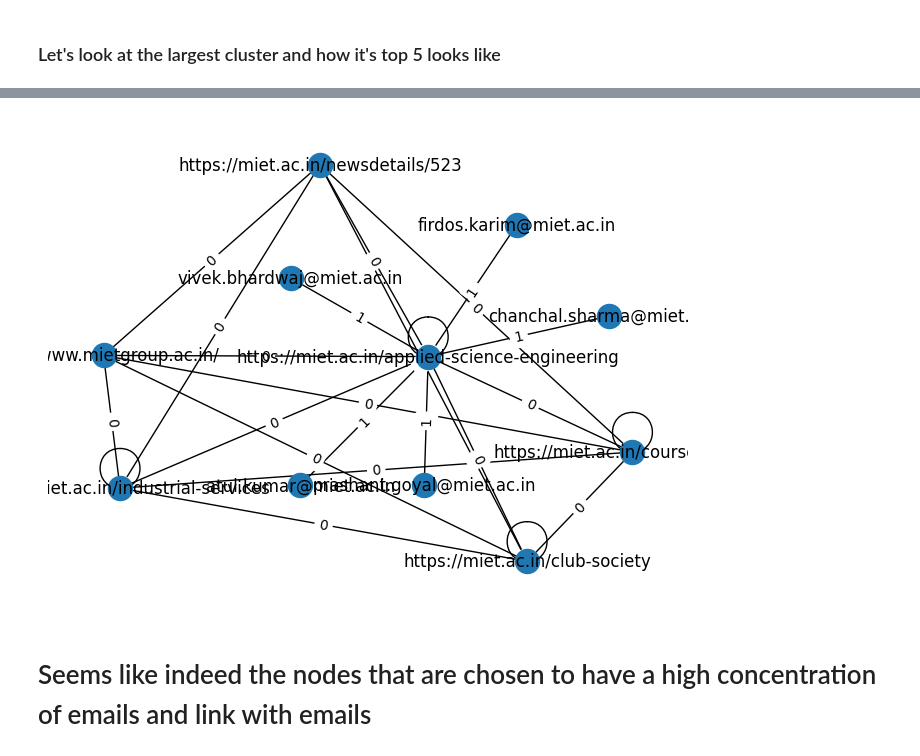
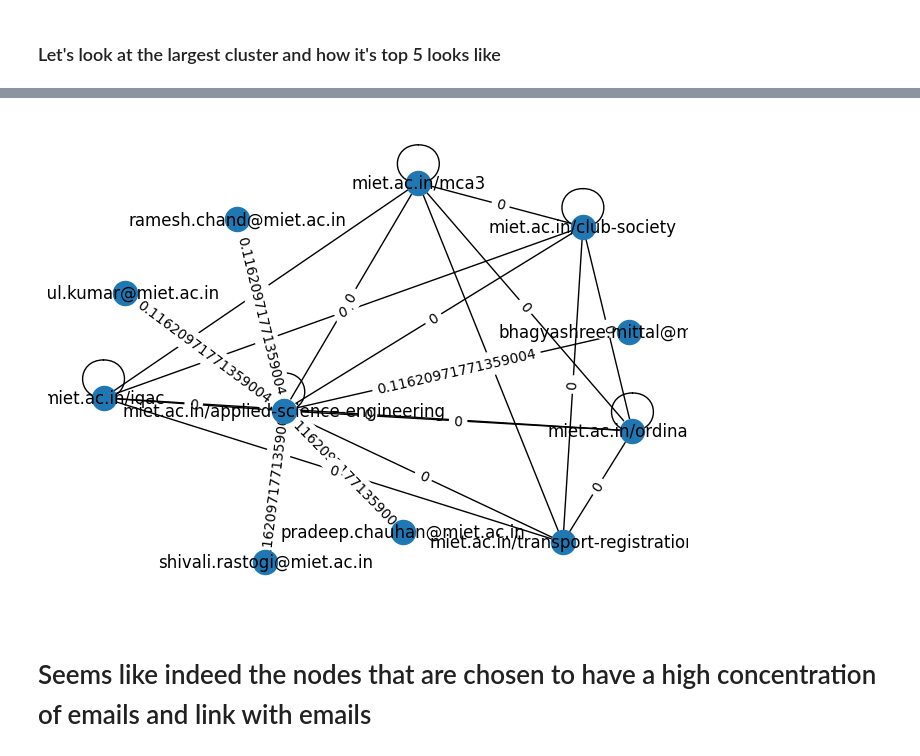
Before and after one commit to BIGdeadLock/Graph-Crawler, a Jupyter notebook: notebooks/EDA.ipynb, the cells around one changed output, grey strips where cells are left out. Cells and saved outputs as stored; diff of their text form; code cells hidden in the pictures.

Commit message:
fix notebook and save graph functionality

```diff
--- a/notebooks/EDA.ipynb
+++ b/notebooks/EDA.ipynb
@@ -117,7 +180,0 @@ url_nodes
-# %%
-domain_nodes = set()
-for node, data in G.nodes(data=True):
-    if data:
-        domain_nodes.add(data['domain'])
-
-print(f"Number of nodes: {len(domain_nodes)}")
@@ -143,0 +209,12 @@ domain_nodes
+# %%
+# Lets look at the different emails number between the dominant URLs and non-dominant URLs
+top_5 = tfidf_df.T.sum().sort_values(ascending=False).head(5).index.tolist()
+bottom_5 = tfidf_df.T.sum().sort_values(ascending=True).head(5).index.tolist()
+
+for node in top_5:
+    neighbors = [n for n in G.neighbors(node) if G.nodes[n]['type'] == "email"]
+    print(f"Dominant URL: {node}, Number of emails in the URL: {len(neighbors)}")
+
+for node in bottom_5:
+    neighbors = [n for n in G.neighbors(node) if G.nodes[n]['type'] == "email"]
+    print(f"Lame URL: {node}, Number of emails in the URL: {len(neighbors)}")
@@ -150,11 +236,10 @@ domain_nodes
 # %%
 nodes_for_each_domain = {}
 
+# Create cluster of URL in each domain
 for node, data in G.nodes(data=True):
-    if not data:
-        data['domain'] = node
-
-    nodes_for_each_domain.setdefault(data['domain'], set()).add(node)
+    if data['type'] == 'url':
+        nodes_for_each_domain.setdefault(data['domain'], set()).add(node)
 
 
 
@@ -346,7 +423,7 @@ max(dict((d,len(v)) for d,v in nodes_for_each_domain.items()).items(), key=lambd
 ### Let's look at the largest cluster and how it's top 5 looks like
 # %%
 # Remove email nodes
-valid_nodes = [n for n in eigen_per_domain['miet.ac.in'] if "@" not in n[0]]
+valid_nodes = [n for n in pagerank_per_domain['miet.ac.in'] if "@" not in n[0]]
 # Find the top 5 in the cluster
 top_5 = valid_nodes[:5]
 top_5
@@ -367,16 +444,16 @@ print(neighbors[0])
 # %%
 # Take random so that the graph will be seen
-emails, urls = [n for n in neighbors[0] if 'type' in G.nodes[n] and G.nodes[n]['type'] == 'email'], [n for n in neighbors[0] if 'type' in G.nodes[n] and G.nodes[n]['type'] == 'links']
+emails, urls = [n for n in neighbors[0] if 'type' in G.nodes[n] and G.nodes[n]['type'] == 'email'], [n for n in neighbors[0] if 'type' in G.nodes[n] and G.nodes[n]['type'] == 'url']
 sample = [top_nodes[0]] + random.sample(emails, 5) + random.sample(urls, 5)
 sub = G.subgraph(sample)
 
 
 pos = nx.spring_layout(sub, k=1)
 nx.draw(sub, pos, with_labels=True)
 labels = nx.get_edge_attributes(sub, 'weight')
 nx.draw_networkx_edge_labels(sub, pos, edge_labels={(u, v): d['weight'] for u, v, d in sub.edges(data=True)})
 plt.show()
 # %% [output]
-[figure, old version]
+[figure, new version]
 # %% [markdown]
 # Seems like indeed the nodes that are chosen to have a high concentration of emails and link with emails
```
Also changed, not shown: parts of 34 cells of this notebook, 5 other files.
